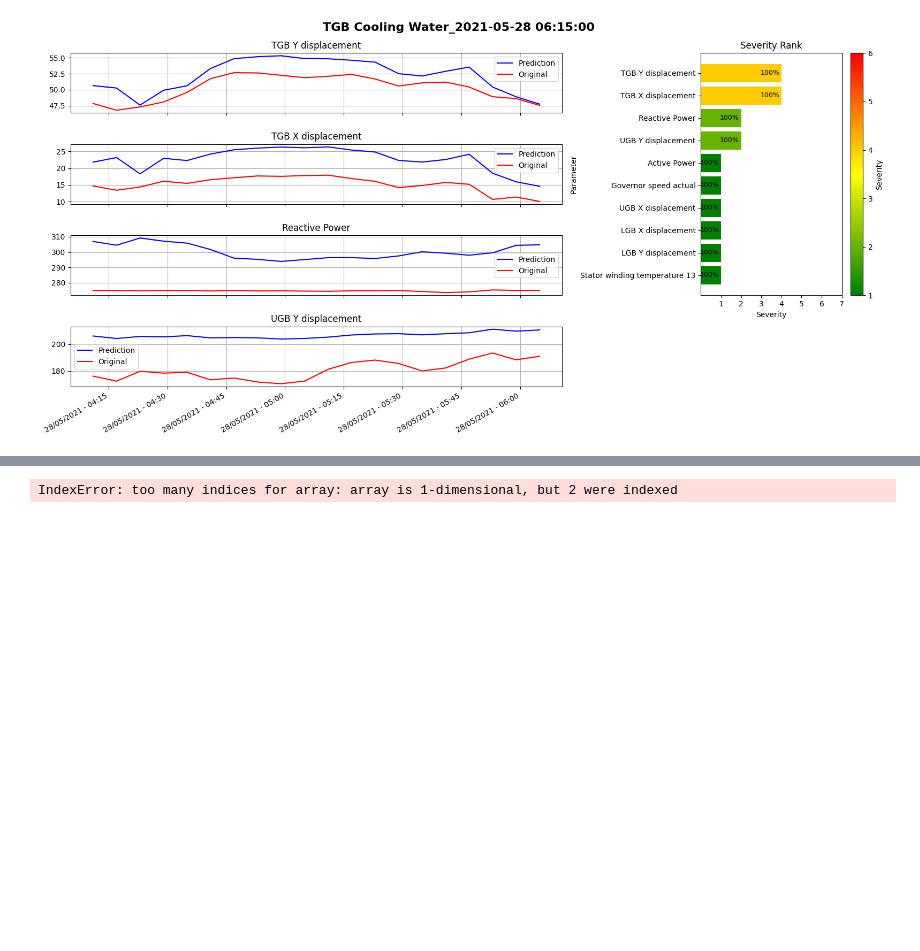
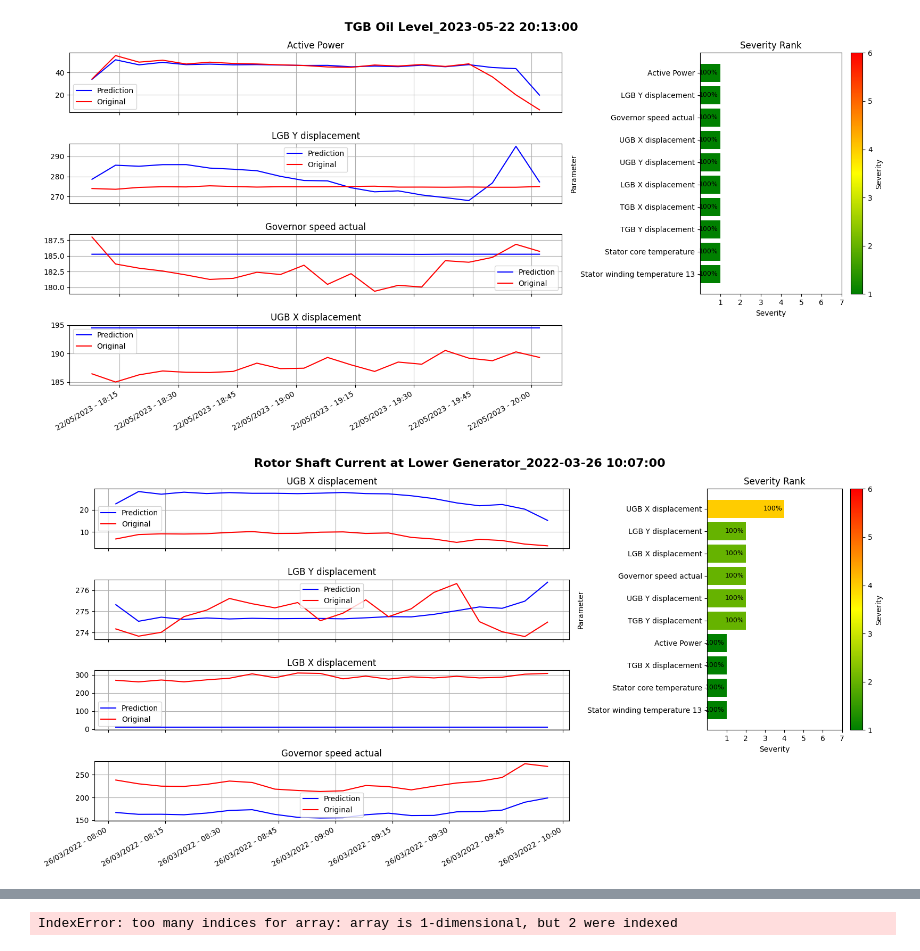
Before and after one commit to arkiven4/DTAAD, a Jupyter notebook: try_modular.ipynb, the cells around one changed output, grey strips where cells are left out. Saved outputs shown, nothing was run; the diff lists cells and outputs as text; code cells hidden in the pictures; blank space fills up the shorter version.

```diff
--- a/try_modular.ipynb
+++ b/try_modular.ipynb
@@ -59,7 +59,7 @@ def load_model(modelname, dims):
     import src.models
     model_class = getattr(src.models, modelname)
     model = model_class(dims).double()
-    fname = f'checkpoints/{modelname}_{args.dataset}/model.ckpt'
+    fname = f'checkpoints/{model.name}_{args.dataset}/model.ckpt'
     if os.path.exists(fname) and (not args.retrain or args.test):
         checkpoint = torch.load(fname, weights_only=False)
         model.load_state_dict(checkpoint['model_state_dict'])
@@ -462,9 +473,23 @@ for model_name in model_array:
     init_db_timeconst(feature_set, "db/pred_data.db", model_name)
     init_db_timeconst(feature_set, "db/threshold_data.db", model_name)
 # %%
-df_data_withtime = pd.read_pickle("/run/media/fourier/Data2/Pras/Vale/time-series-autoencoder/my_data_5thn_olah.pickle")
-mask = (df_data_withtime['TimeStamp'] >= '2020-01-01 00:00:00')
+df_data_withtime = pd.read_csv("labeled_dataset_2024.csv")
+df_data_withtime['TimeStamp'] = pd.to_datetime(df_data_withtime['TimeStamp'])
+
+mask = (df_data_withtime['TimeStamp'] >= '2020-01-01 00:00:00') & (df_data_withtime['TimeStamp'] < '2024-12-01 00:00:00')
 df_data_withtime = df_data_withtime.loc[mask]
+df_data_withtime = df_data_withtime.sort_values(by='TimeStamp')
+df_data_withtime = df_data_withtime.reset_index(drop=True)
+
+df_data_withtime.drop(['Unnamed: 0.1', 'Unnamed: 0', "UGB Oilpot temperature", "TGB temperature", "Grid Selection",
+                        "Collector housing temperature", "Rotor temperature", "Lower Thrust Bearing Oil After Cooler Temperature",
+                        "Lower Thrust Bearing Cooling Water Outlet Temperature", "U-LAR1-FIT431-AI", "Bypass flow",
+                        'Power Factor', 'Electrical Frequency'], axis=1, inplace=True)
+
+df_data_withtime = df_data_withtime[['TimeStamp'] + feature_set]
+# df_data_withtime = pd.read_pickle("/run/media/fourier/Data2/Pras/Vale/time-series-autoencoder/my_data_5thn_olah.pickle")
+# mask = (df_data_withtime['TimeStamp'] >= '2020-01-01 00:00:00')
+# df_data_withtime = df_data_withtime.loc[mask]
 
 for column_name in df_data_withtime.columns:
     if column_name != 'Load_Type' and column_name != 'TimeStamp':
@@ -487,41 +512,43 @@ df_anomaly_unplaned
 | 1 | 2022-03-26 10:07:00 | 2022-03-26 13:50:00 | LGS#1 Trip by 86N energized | Mechanical | Rotor Shaft Current at Lower Gene... | Repairment | Internal | ... |
 | 2 | 2021-05-28 06:15:00 | 2021-05-30 00:58:00 | LGS#1 Trip by 86N energized | Mechanical | TGB Cooling Water | Repairment | Internal | ... |
 # %%
-for failure_index_list in range(2, 3):
+for failure_index_list in range(3):
     threshold_percentages = {}
     temp_ypreds = {}
 
+    #end_date_filter = pd.Timestamp('2024-11-28 06:10:00')
     end_date_filter = df_anomaly_unplaned.values[failure_index_list, 0] - timedelta(minutes=5)
     start_date_filter =  end_date_filter - timedelta(minutes=measured_horizon)
 
     mask = (df_data_withtime['TimeStamp'] > start_date_filter.strftime('%Y-%m-%d %H:%M:%S')) & (df_data_withtime['TimeStamp'] <= end_date_filter.strftime('%Y-%m-%d %H:%M:%S'))
     df_sel = df_data_withtime.loc[mask]
     df_sel = df_sel.reset_index(drop=True)
 
     testD, testO, df_timestamp, df_feature = preprocessPD_loadData(df_sel)
     threshold_percentages, threshold_percentages_sorted, temp_ypreds = calcThres_allModel(threshold_percentages, temp_ypreds, model_array, testD, testO)
 
     df_feature = resample(denormalize3(df_feature, min_a, max_a), 20, axis=0)
     df_timestamp = df_timestamp.dt.floor("min")[::6].values
     for i in range(len(model_array)):
         temp_ypreds[i] = resample(temp_ypreds[i], 20, axis=0)
 
     # Trending
     counter_feature_trd = calc_counterPercentageTrending(threshold_percentages)
     trend_data = np.array([counter_feature_trd[key]['percentage'] for key in counter_feature_trd])
     # trend_savedb(trend_data, feature_set, "db/masters_data.db", "severity_trendings")
 
     # for idx_time, (df_timestampi) in enumerate(df_timestamp):
     #     timeseries_savedb(df_timestampi, df_feature.iloc[idx, :].values, feature_set, "db/original_data.db", "original_data")
 
     #     for idx_model, (model_name) in enumerate(model_array):
     #         timeseries_savedb(df_timestampi, temp_ypreds[idx_model], feature_set, "db/pred_data.db", model_name)
 
 
     counter_feature_s2, counter_feature_plot = calc_counterPercentage(threshold_percentages_sorted)
 
     fig = do_plotSeverityRank()
     #fig.savefig("severity_rank.png")
     #plt.show(fig)
 # %% [output]
-[figure, old version]
+[figure, new version]
+[figure, added]
```
Also changed, not shown: parts of 8 cells of this notebook, 11 other files.
